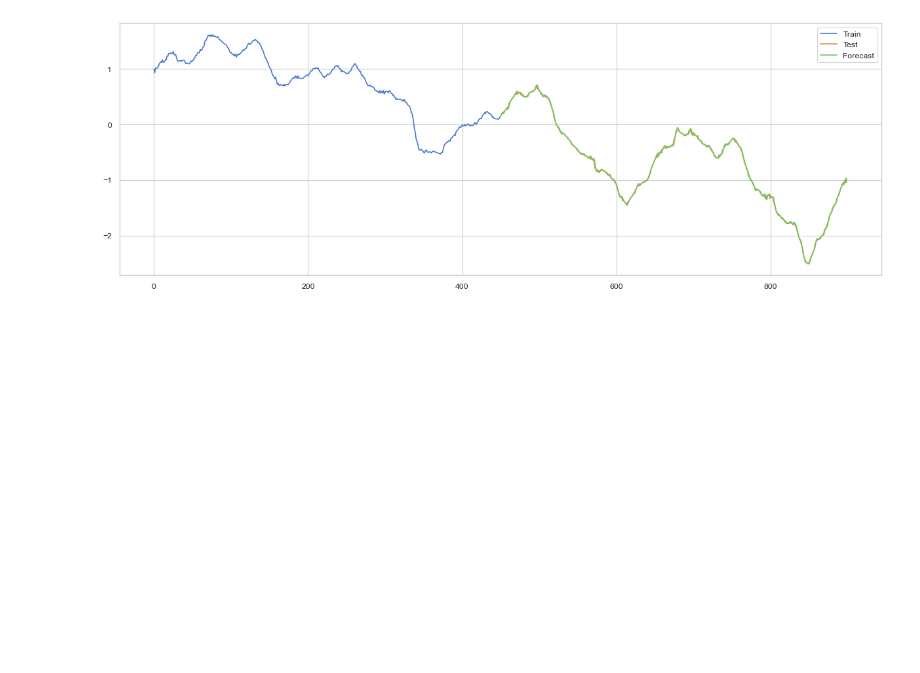
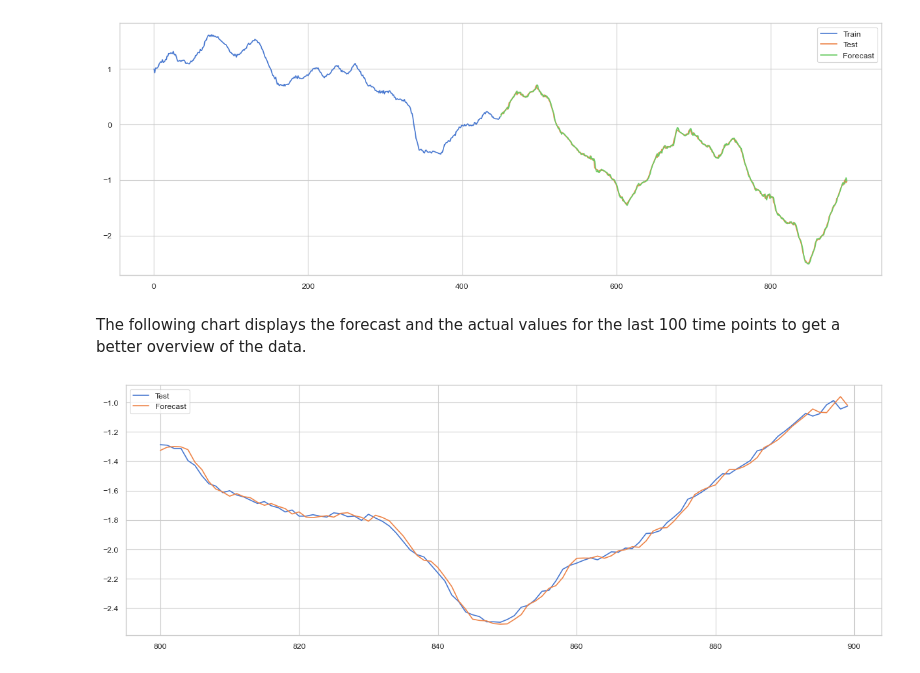
Before and after one commit to eduardotanqueiro/Project2-AAA, a Jupyter notebook: src/AAA2324_P2_62515_62928.ipynb, the cells around one changed output. Saved outputs shown, nothing was run; the diff lists cells and outputs as text; code cells hidden in the pictures; blank space fills up the shorter version.

```diff
--- a/src/AAA2324_P2_62515_62928.ipynb
+++ b/src/AAA2324_P2_62515_62928.ipynb
@@ -723,3 +719,14 @@ plt.legend(loc='best')
 plt.show()
 # %% [output]
 [figure]
+# %% [markdown]
+The following chart displays the forecast and the actual values for the last 100 time points to get a better overview of the data.
+# %%
+# plot test and forecast
+plt.figure(figsize=(15,5))
+plt.plot(range(800, 900), X_test[-100:], label='Test')
+plt.plot(range(800, 900), predictions[-100:], label='Forecast')
+plt.legend(loc='best')
+plt.show()
+# %% [output]
+[figure, added]
```
Also changed, not shown: parts of 19 cells of this notebook.
